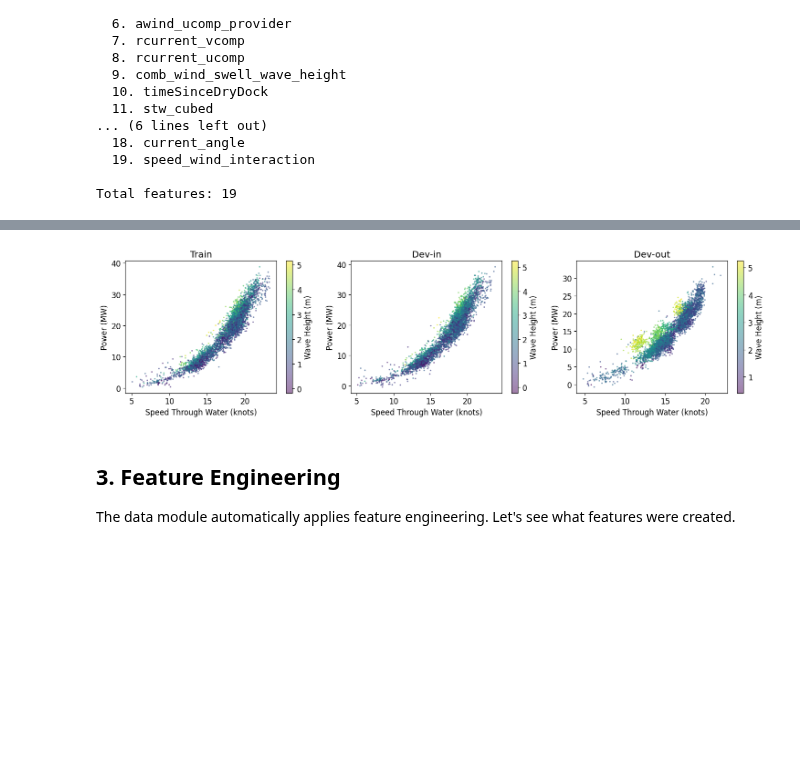
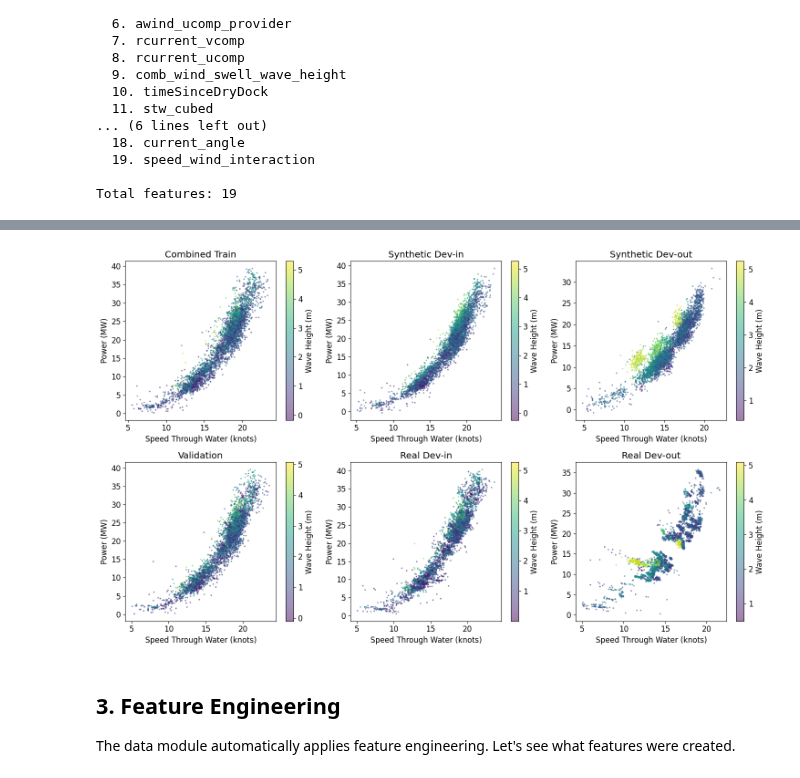
Before and after one commit to PropelSense/propulsion_prediction, a Jupyter notebook: train_models.ipynb, the cells around one changed output, grey strips where cells are left out. Saved outputs shown, nothing was run; the diff lists cells and outputs as text; code cells hidden in the pictures; blank space fills up the shorter version.

Commit message:
refactor: refactor the code and train the models by using the real and synthetic data combined

```diff
--- a/train_models.ipynb
+++ b/train_models.ipynb
@@ -82,7 +91,7 @@ Configuration:
 # %% [markdown]
 ## 2. Data Loading & Exploration
 # %%
-# Initialize and setup data module
-data_module = PropulsionDataModule(config.data)
-data_module.setup()
+# Initialize and setup combined data module (synthetic + real)
+data_module = CombinedDataModule(config.data)
+data_module.setup(synthetic_dir=SYNTHETIC_DATA_DIR, real_dir=REAL_DATA_DIR)
 # %% [output]
@@ -158,0 +140,21 @@ plt.show()
+# %%
+# Get raw data for exploration
+train_df = data_module.train_df
+val_df = data_module.val_df
+
+# Separate dev sets for each domain
+synthetic_dev_in_df = data_module.synthetic_dev_in_df
+synthetic_dev_out_df = data_module.synthetic_dev_out_df
+real_dev_in_df = data_module.real_dev_in_df
+real_dev_out_df = data_module.real_dev_out_df
+
+print("Combined Dataset Summary:")
+print(f"  Training: {len(train_df):,} samples ({data_module.synthetic_train_size:,} synthetic + {data_module.real_train_size:,} real)")
+print(f"  Validation: {len(val_df):,} samples")
+print(f"\nDev Sets (for evaluation):")
+print(f"  Synthetic Dev-in: {len(synthetic_dev_in_df):,} samples")
+print(f"  Synthetic Dev-out: {len(synthetic_dev_out_df):,} samples")
+print(f"  Real Dev-in: {len(real_dev_in_df):,} samples")
+print(f"  Real Dev-out: {len(real_dev_out_df):,} samples")
+print("\nTraining dataset statistics:")
+train_df.describe()
@@ -159,21 +241,30 @@ plt.show()
 # %%
-# Power vs Speed relationship
-fig, axes = plt.subplots(1, 3, figsize=(15, 4))
+# Power vs Speed relationship - comparing domains
+fig, axes = plt.subplots(2, 3, figsize=(15, 9))
 
-for ax, (name, df) in zip(axes, [('Train', train_df), ('Dev-in', dev_in_df), ('Dev-out', dev_out_df)]):
+datasets = [
+    ('Combined Train', train_df),
+    ('Synthetic Dev-in', synthetic_dev_in_df),
+    ('Synthetic Dev-out', synthetic_dev_out_df),
+    ('Validation', val_df),
+    ('Real Dev-in', real_dev_in_df),
+    ('Real Dev-out', real_dev_out_df)
+]
+
+for ax, (name, df) in zip(axes.flatten(), datasets):
     sample = df.sample(min(5000, len(df)), random_state=42)
     scatter = ax.scatter(sample['stw'], sample['power'] / 1000,
                          c=sample['comb_wind_swell_wave_height'],
                          s=2, alpha=0.5, cmap='viridis')
     ax.set_xlabel('Speed Through Water (knots)')
     ax.set_ylabel('Power (MW)')
     ax.set_title(f'{name}')
     plt.colorbar(scatter, ax=ax, label='Wave Height (m)')
 
 plt.tight_layout()
 plt.show()
 # %% [output]
-[figure, old version]
+[figure, new version]
 # %% [markdown]
 ## 3. Feature Engineering
 
```
Also changed, not shown: parts of 30 cells of this notebook.
